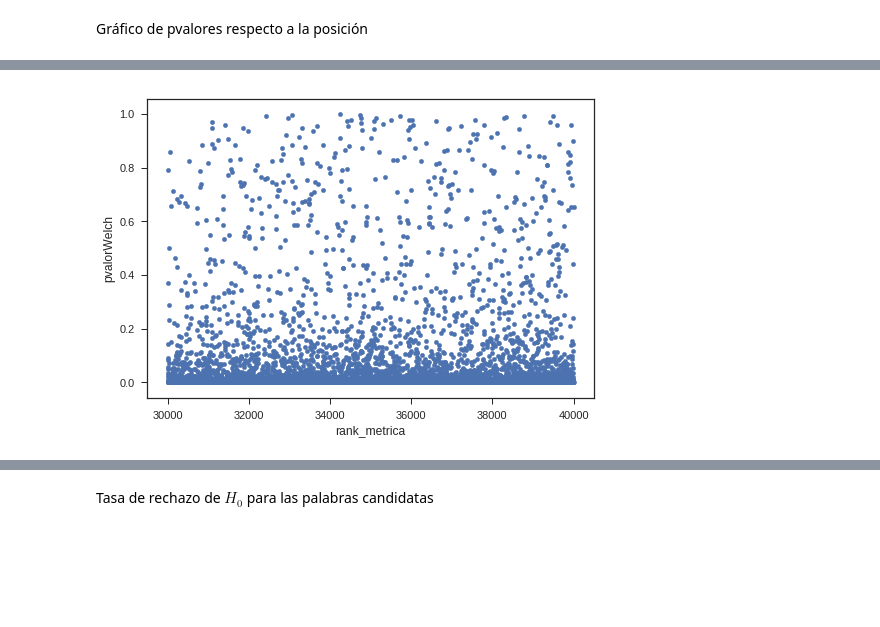
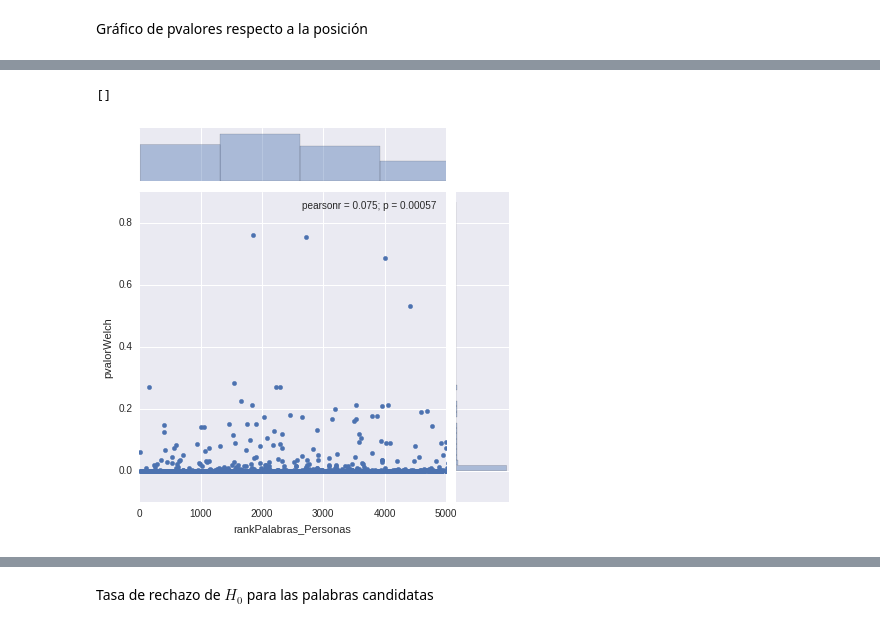
Before and after one commit to daleman/tesis, a Jupyter notebook: welchTest.ipynb, the cells around one changed output, grey strips where cells are left out. Cells and saved outputs as stored; diff of their text form; code cells hidden in the pictures; blank space fills up the shorter version.

Commit message:
notebook test de welch, resultados

```diff
--- a/welchTest.ipynb
+++ b/welchTest.ipynb
@@ -61,7 +47,3 @@ print("welch: ",str(end-start))
 Gráfico de pvalores respecto a la posición
 # %%
 # agrego la posicion en base a la metrica elegida que tenia en cuenta la entropia de las palabras y de las personas
-# %%
-%matplotlib inline
-df3["rank_metrica"] = df2.rankPalabras_Personas
-sns.jointplot(x="rank_metrica", y="pvalorWelch", data=df3,size=15);
@@ -70,13 +50,18 @@ sns.jointplot(x="rank_metrica", y="pvalorWelch", data=df3,size=15);
-# %%
-df3["rank_metrica"] = df2.rankPalabras_Personas
-df3.iloc[30000:40000].plot.scatter(x="rank_metrica",y="pvalorWelch")
-plt.show()
-# %% [output]
-[figure, removed]
 # %%
 
 candidatas = pd.DataFrame.from_csv("definitivo.csv",encoding="utf-8")
 candidatas = candidatas[candidatas["Palabra Candidata"]=="1"].index
-df4 = df3[df3[""]]
-p_adjusted = multipletests(candidatas_df.pvalorWelch, method='bonferroni')[1]
-df3["p_adjusted"] = p_adjusted[1]
+candidatas_df = df3.loc[candidatas]
+p_adjusted = multipletests(candidatas_df.pvalorWelch, method='bonferroni')
+candidatas_df["p_adjusted"] = p_adjusted[1]
+candidatas_df["rechazo_H0"] = p_adjusted[0]
+# %%
+df4 = pd.merge(candidatas_df, df2, left_index=True,right_index=True)
+# %%
+df4[["pvalorWelch","rankPersonas","rankPalabras_Personas"]]
+sns.jointplot(x="rankPalabras_Personas", y="pvalorWelch", data=df4,kind="scatter",size=6,xlim=[0,5000]);
+# df4.plot(x='rankPalabras_Personas',y="pvalorWelch")
+plt.plot(x=[0,5000],y=[0.05,0.05], linewidth=2)
+# %% [output]
+[]
+[figure, added]
```
Also changed, not shown: parts of 34 cells of this notebook.
